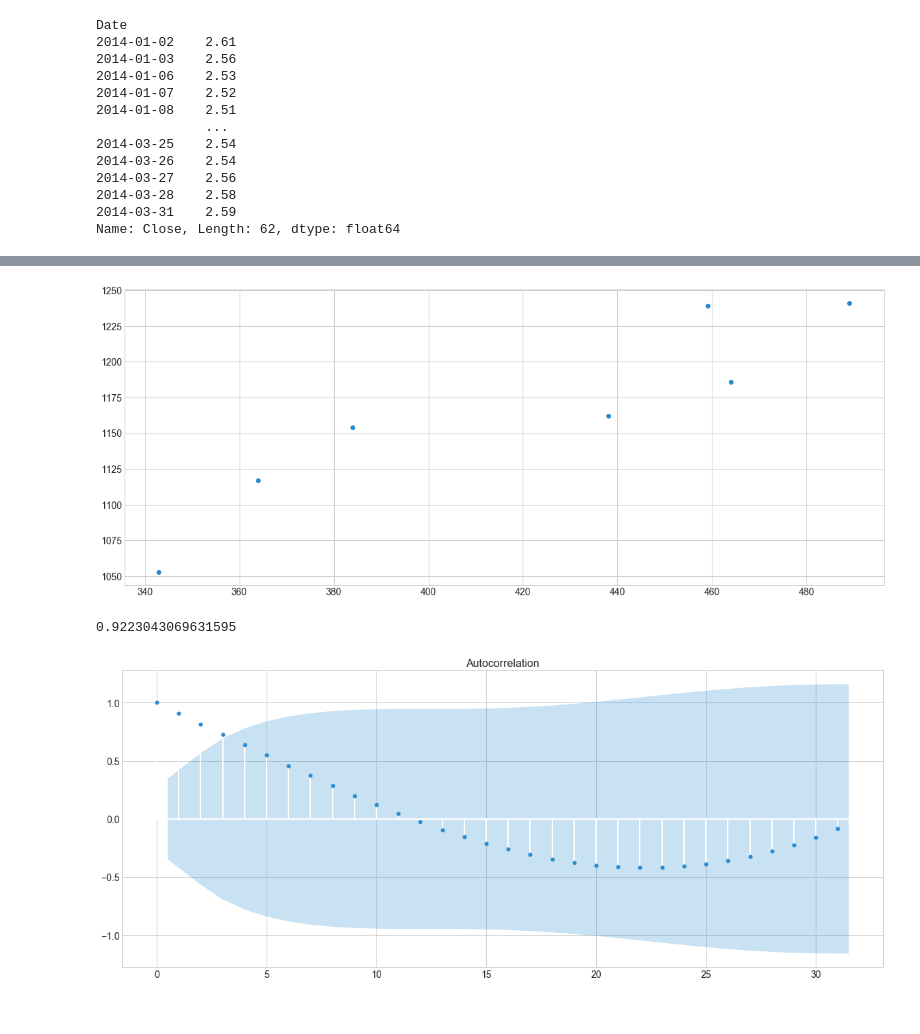
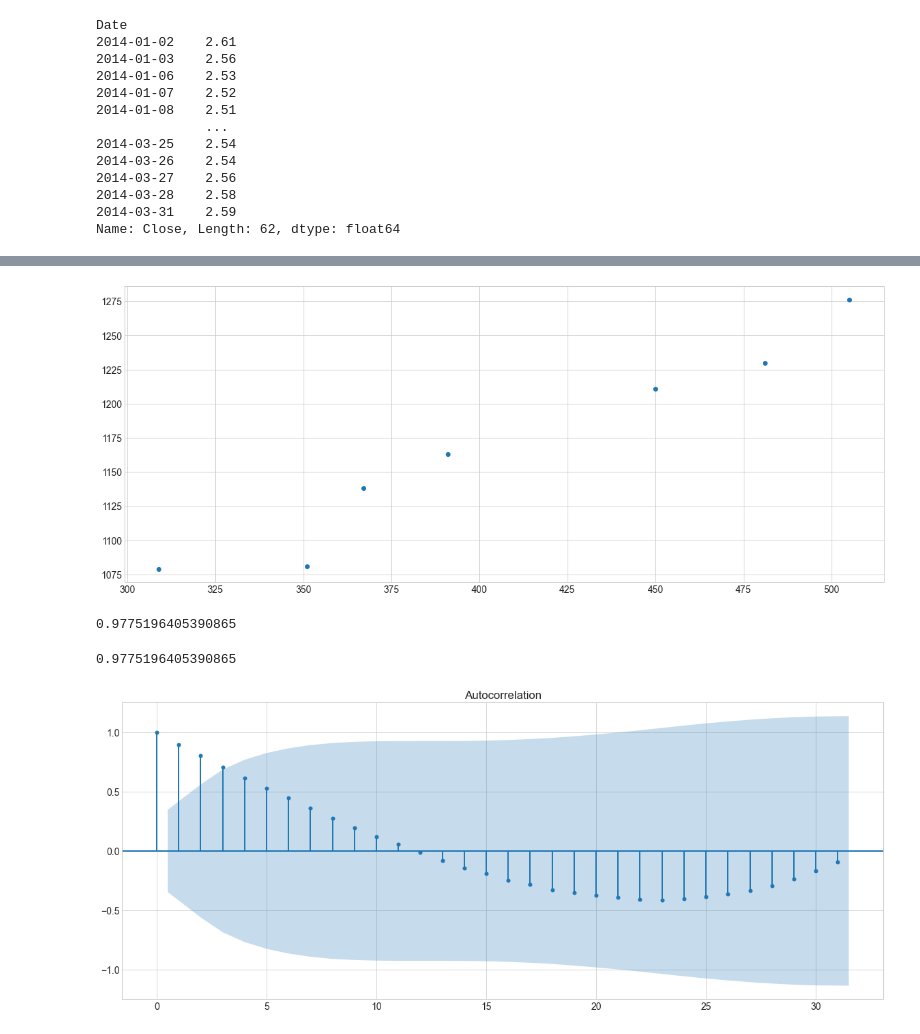
Before and after one commit to jianructose/treasurehunt, a Jupyter notebook: timesir_/ARIMA fcast.ipynb, the cells around one changed output, grey strips where cells are left out. Cells and saved outputs as stored; diff of their text form; code cells hidden in the pictures.

```diff
--- a/timesir_/ARIMA fcast.ipynb
+++ b/timesir_/ARIMA fcast.ipynb
@@ -147,4 +149,4 @@ plt.show()
 # %%
 for lag in [1, 5, 10, 15, 20, 25]:
     data[f"lag={lag}"] = data.sales.shift(lag)
-data
+data = data.fillna(0)
@@ -170,16 +154,21 @@ data
 plt.scatter(data.iloc[:, 6], data.iloc[:, 0])
 plt.show()
 # %% [output]
-[figure, old version]
+[figure, new version]
+# %%
+data.iloc[:, 0].autocorr(25)
+# %% [output]
+0.9775196405390865
 # %%
 data.iloc[:, 0].corr(data.iloc[:, 6])
 # %% [output]
-0.9223043069631595
+0.9775196405390865
 # %%
-plot_acf(data.iloc[:, 0], lags=31).show()
-# why is there neg autocorrelation??
+fig = plot_acf(data.iloc[:, 0], lags=31)
+plt.show()
+# why is there neg AC??
 # %% [output]
-[figure, old version]
+[figure, new version]
 # %%
 plot_pacf(data.iloc[:, 0], lags=15).show()
 # %% [output]
```
Also changed, not shown: parts of 9 cells of this notebook.
